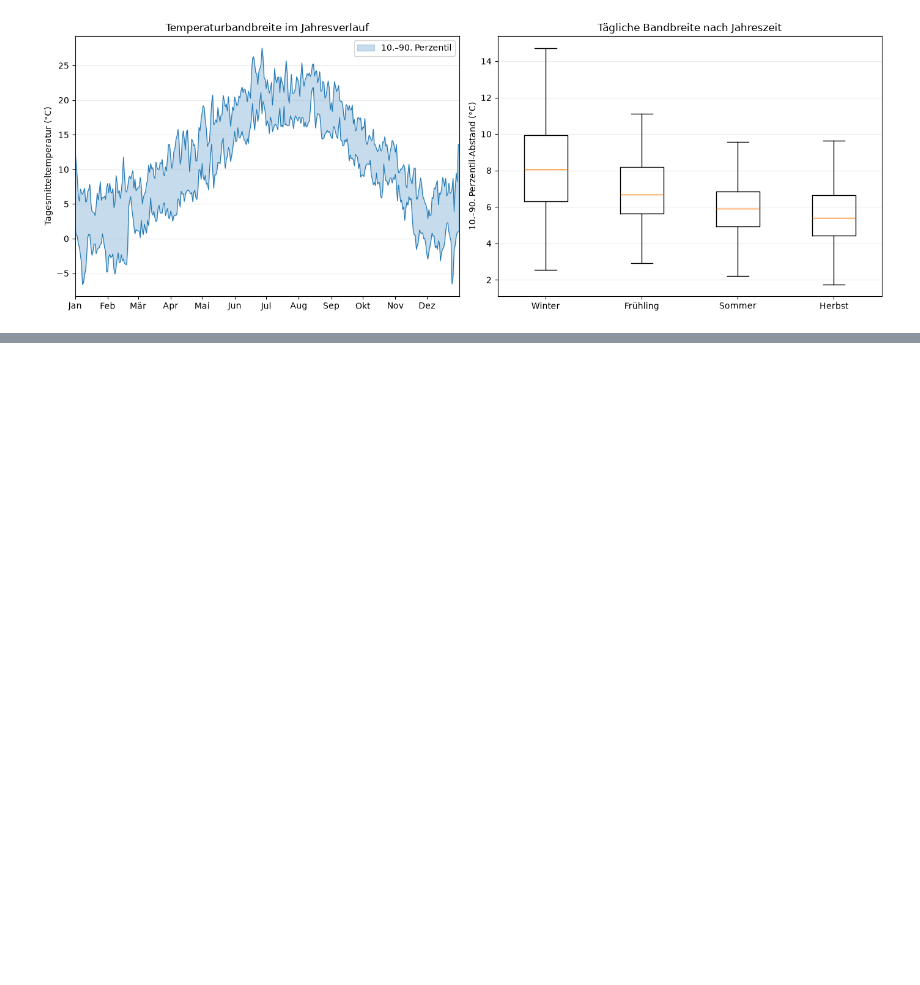
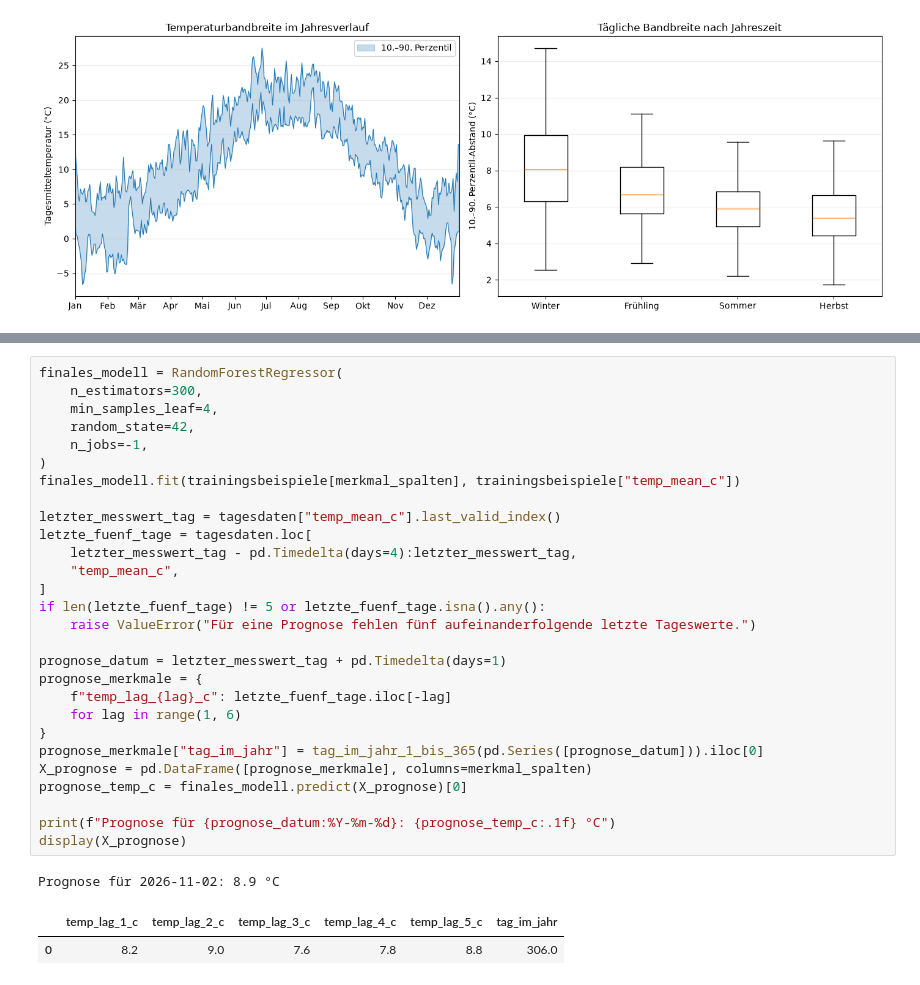
Before and after one commit to Bo-Bandy030/Git_Uebung_3, a Jupyter notebook: dwd_berlin_2020_heute.ipynb, the cells around one changed output, grey strips where cells are left out. Saved outputs shown, nothing was run; the diff lists cells and outputs as text; blank space fills up the shorter version.

```diff
--- a/dwd_berlin_2020_heute.ipynb
+++ b/dwd_berlin_2020_heute.ipynb
@@ -174,0 +372,32 @@ Winter/Sommer-Verhältnis der mittleren Bandbreite: 1.42
+# %%
+finales_modell = RandomForestRegressor(
+    n_estimators=300,
+    min_samples_leaf=4,
+    random_state=42,
+    n_jobs=-1,
+)
+finales_modell.fit(trainingsbeispiele[merkmal_spalten], trainingsbeispiele["temp_mean_c"])
+
+letzter_messwert_tag = tagesdaten["temp_mean_c"].last_valid_index()
+letzte_fuenf_tage = tagesdaten.loc[
+    letzter_messwert_tag - pd.Timedelta(days=4):letzter_messwert_tag,
+    "temp_mean_c",
+]
+if len(letzte_fuenf_tage) != 5 or letzte_fuenf_tage.isna().any():
+    raise ValueError("Für eine Prognose fehlen fünf aufeinanderfolgende letzte Tageswerte.")
+
+prognose_datum = letzter_messwert_tag + pd.Timedelta(days=1)
+prognose_merkmale = {
+    f"temp_lag_{lag}_c": letzte_fuenf_tage.iloc[-lag]
+    for lag in range(1, 6)
+}
+prognose_merkmale["tag_im_jahr"] = tag_im_jahr_1_bis_365(pd.Series([prognose_datum])).iloc[0]
+X_prognose = pd.DataFrame([prognose_merkmale], columns=merkmal_spalten)
+prognose_temp_c = finales_modell.predict(X_prognose)[0]
+
+print(f"Prognose für {prognose_datum:%Y-%m-%d}: {prognose_temp_c:.1f} °C")
+display(X_prognose)
+# %% [output]
+Prognose für 2026-11-02: 8.9 °C
+|  | temp_lag_1_c | temp_lag_2_c | temp_lag_3_c | temp_lag_4_c | temp_lag_5_c | tag_im_jahr |
+| 0 | 8.2 | 9.0 | 7.6 | 7.8 | 8.8 | 306.0 |
```
Also changed, not shown: parts of 14 cells of this notebook.
